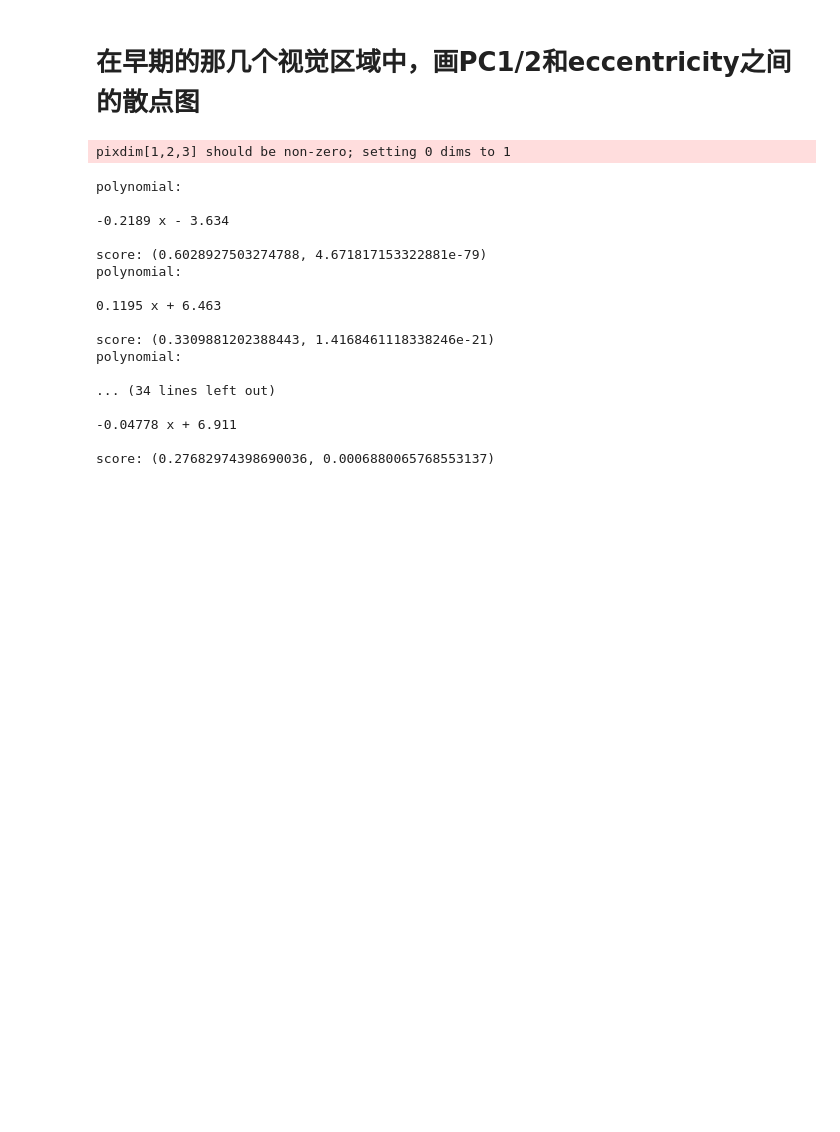
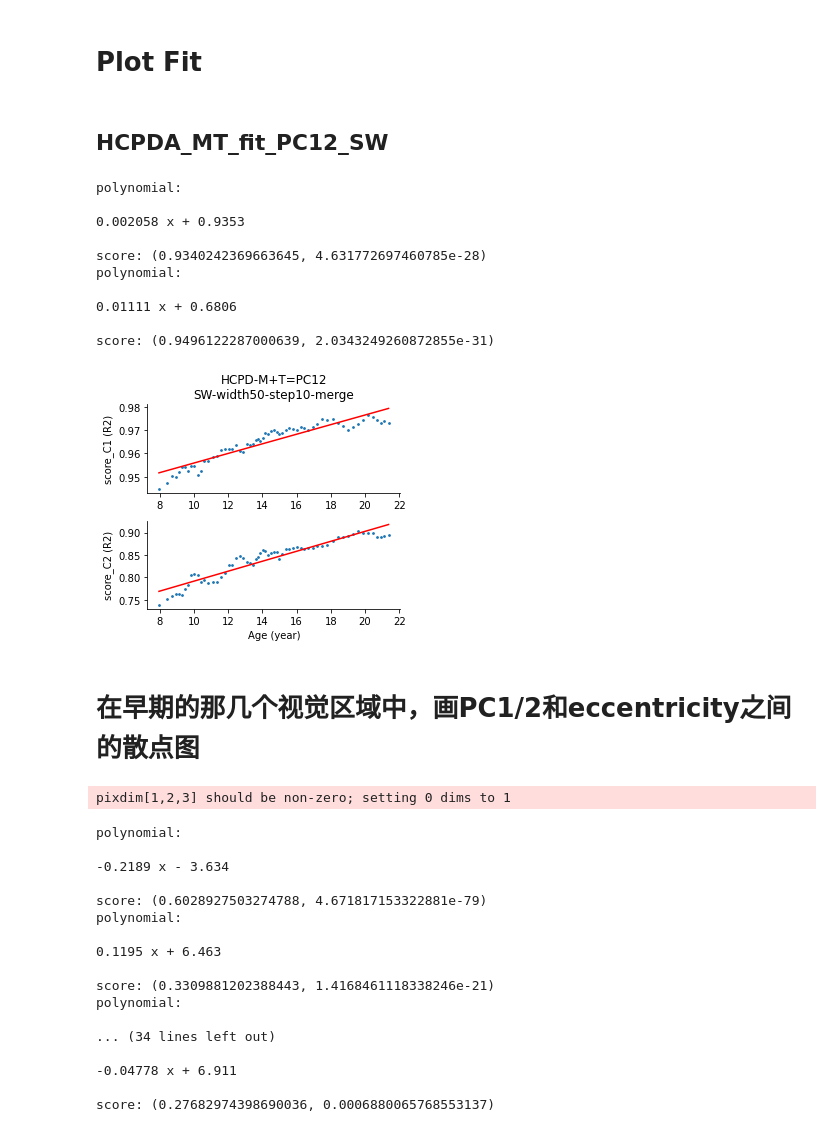
Before and after one commit to BNUCNL/nibrain, a Jupyter notebook: cxy_visual_dev/scripts/plot_scatter.ipynb, the cells around one changed output. Drawn from its saved outputs; the diff is of its cells as text; code cells hidden in the pictures; blank space fills up the shorter version.

```diff
--- a/cxy_visual_dev/scripts/plot_scatter.ipynb
+++ b/cxy_visual_dev/scripts/plot_scatter.ipynb
@@ -13,6 +14,53 @@ anal_dir = pjoin(proj_dir, 'analysis')
 work_dir = pjoin(anal_dir, 'plot/scatter')
 if not os.path.isdir(work_dir):
     os.makedirs(work_dir)
+# %% [markdown]
+# Plot Fit
+# %% [markdown]
+## HCPDA_MT_fit_PC12_SW
+# %%
+fname1 = 'HCPD-M+T=PC12'
+fname2 = 'SW-width50-step10-merge'
+figsize = (4.5, 4)
+out_file = pjoin(work_dir, f'{fname1}_{fname2}_score.jpg')
+
+# out_file = None
+
+fpath = pjoin(anal_dir, f'fit/{fname1}_{fname2}.pkl')
+data = pkl.load(open(fpath, 'rb'))
+pc_names = ['C1', 'C2']
+n_pc = len(pc_names)
+x = data['age in months'] / 12
+fig, axes = plt.subplots(n_pc, 1, figsize=figsize)
+for pc_idx, pc_name in enumerate(pc_names):
+    ax = axes[pc_idx]
+    y = data[f'score_{pc_name}']
+    plot_polyfit(x, y, 1, color='r', s=3, ax=ax)
+    if pc_idx == 0:
+        ax.set_title(f'{fname1}\n{fname2}')
+    if pc_idx == n_pc - 1:
+        ax.set_xlabel('Age (year)')
+    ax.set_ylabel(f'score_{pc_name} (R2)')
+    ax.spines['top'].set_visible(False)
+    ax.spines['right'].set_visible(False)
+
+fig.tight_layout()
+if out_file is None:
+    fig.show()
+else:
+    fig.savefig(out_file)
+# %% [output]
+polynomial:
+
+0.002058 x + 0.9353
+
+score: (0.9340242369663645, 4.631772697460785e-28)
+polynomial:
+
+0.01111 x + 0.6806
+
+score: (0.9496122287000639, 2.0343249260872855e-31)
+[figure, added]
 # %% [markdown]
 # 在早期的那几个视觉区域中，画PC1/2和eccentricity之间的散点图
 # %%
```
Also changed, not shown: parts of 1 cell of this notebook, 4 other files.
